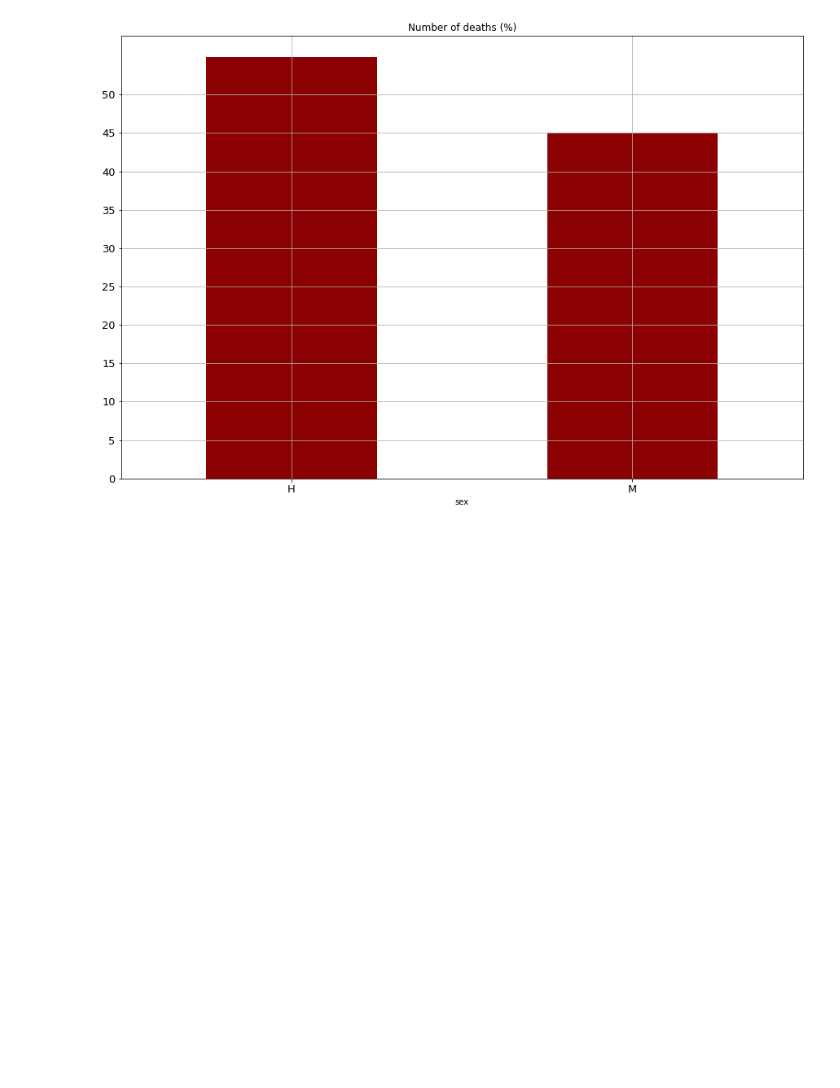
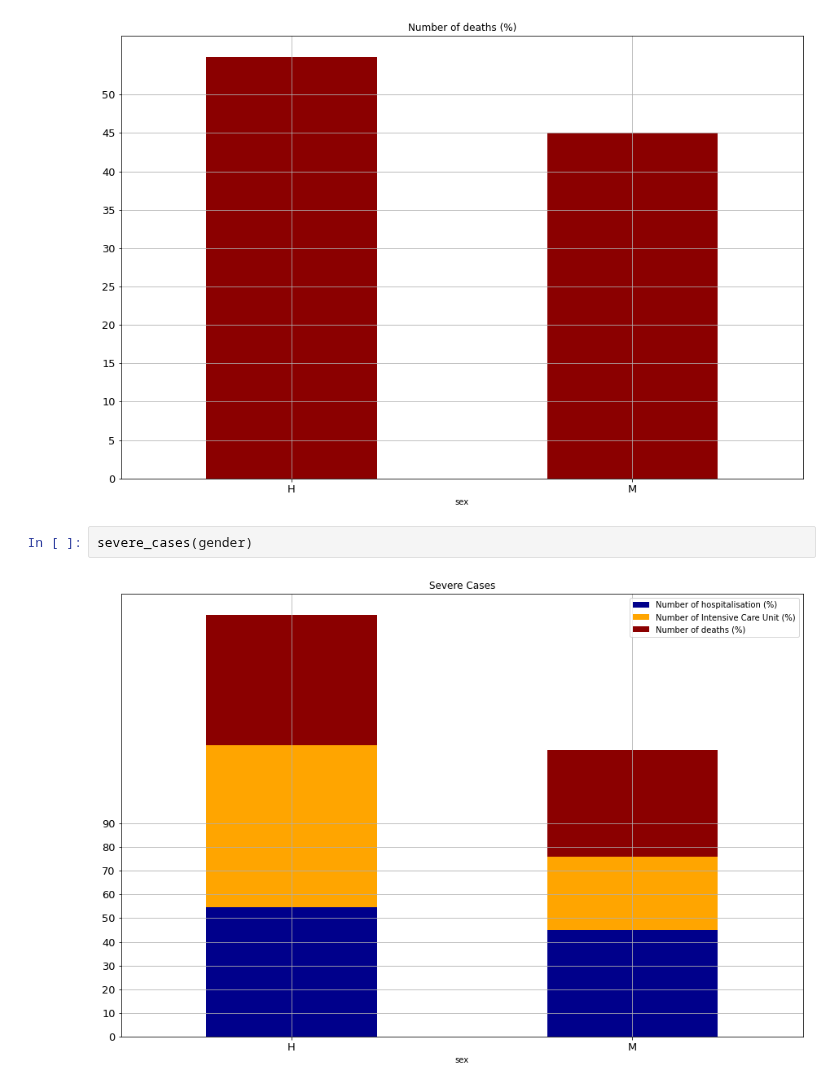
Before and after one commit to ffreire92/final_project, a Jupyter notebook: Pandemic_Overview.ipynb, the cells around one changed output. Saved outputs shown, nothing was run; the diff lists cells and outputs as text; blank space fills up the shorter version.

```diff
--- a/Pandemic_Overview.ipynb
+++ b/Pandemic_Overview.ipynb
@@ -457,3 +457,7 @@ graph_bar('horizontal', gender, 'Number of deaths (%)',
           'Number of deaths (%)', 'Darkred')
 # %% [output]
 [figure]
+# %%
+severe_cases(gender)
+# %% [output]
+[figure, added]
```
Also changed, not shown: 4 other files.
